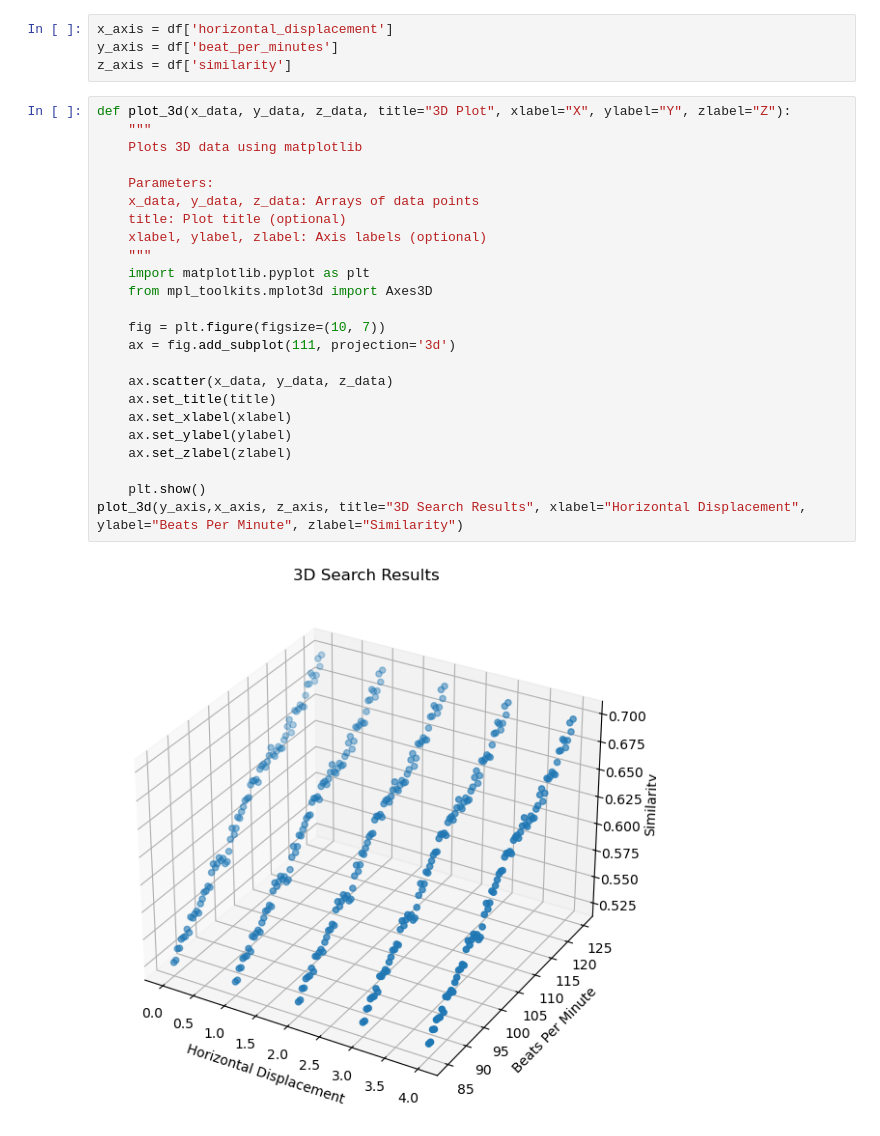
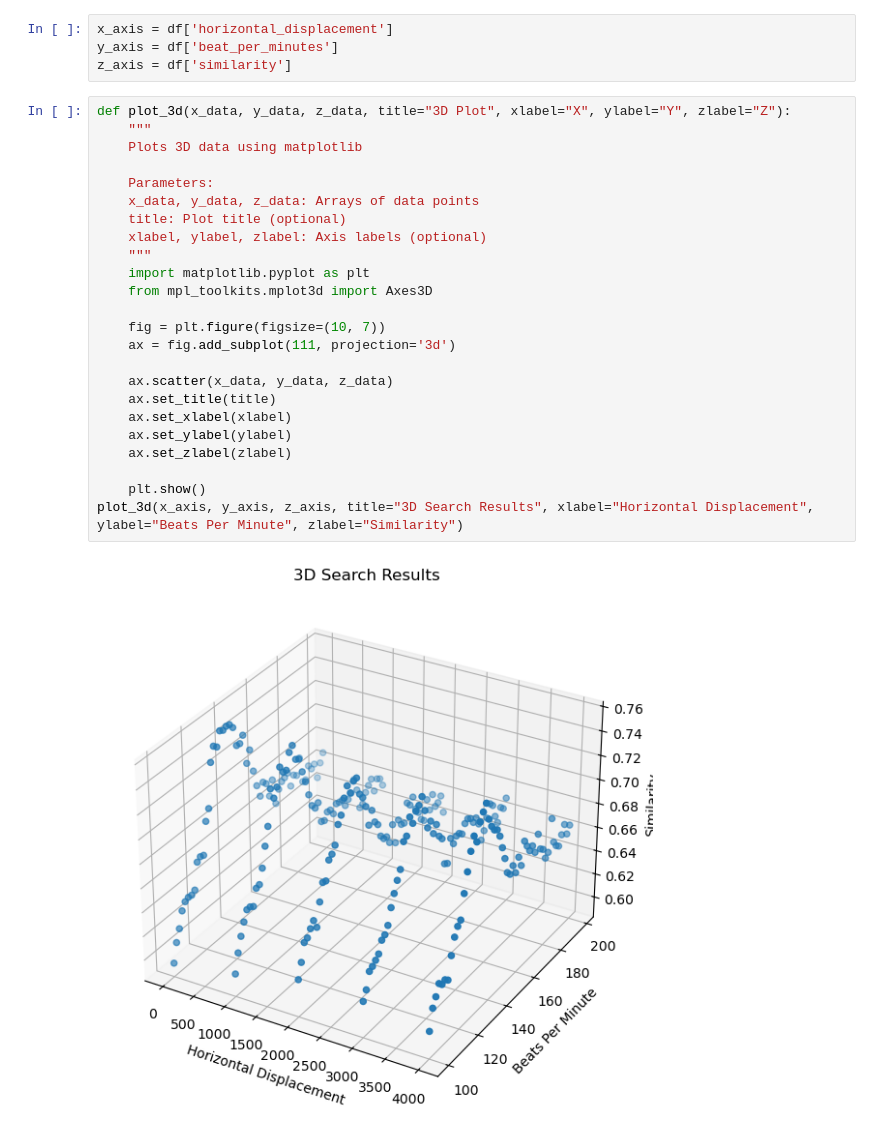
Before and after one commit to 1155194577/alignment, a Jupyter notebook: analysis.ipynb, the cells around one changed output. Saved outputs shown, nothing was run; the diff lists cells and outputs as text.

Commit message:
added plot

```diff
--- a/analysis.ipynb
+++ b/analysis.ipynb
@@ -19,26 +55,26 @@ z_axis = df['similarity']
 # %%
 def plot_3d(x_data, y_data, z_data, title="3D Plot", xlabel="X", ylabel="Y", zlabel="Z"):
     """
     Plots 3D data using matplotlib
 
     Parameters:
     x_data, y_data, z_data: Arrays of data points
     title: Plot title (optional)
     xlabel, ylabel, zlabel: Axis labels (optional)
     """
     import matplotlib.pyplot as plt
     from mpl_toolkits.mplot3d import Axes3D
 
     fig = plt.figure(figsize=(10, 7))
     ax = fig.add_subplot(111, projection='3d')
 
     ax.scatter(x_data, y_data, z_data)
     ax.set_title(title)
     ax.set_xlabel(xlabel)
     ax.set_ylabel(ylabel)
     ax.set_zlabel(zlabel)
 
     plt.show()
-plot_3d(y_axis,x_axis, z_axis, title="3D Search Results", xlabel="Horizontal Displacement", ylabel="Beats Per Minute", zlabel="Similarity")
+plot_3d(x_axis, y_axis, z_axis, title="3D Search Results", xlabel="Horizontal Displacement", ylabel="Beats Per Minute", zlabel="Similarity")
 # %% [output]
-[figure, old version]
+[figure, new version]
```
Also changed, not shown: parts of 3 cells of this notebook, 3 other files.
